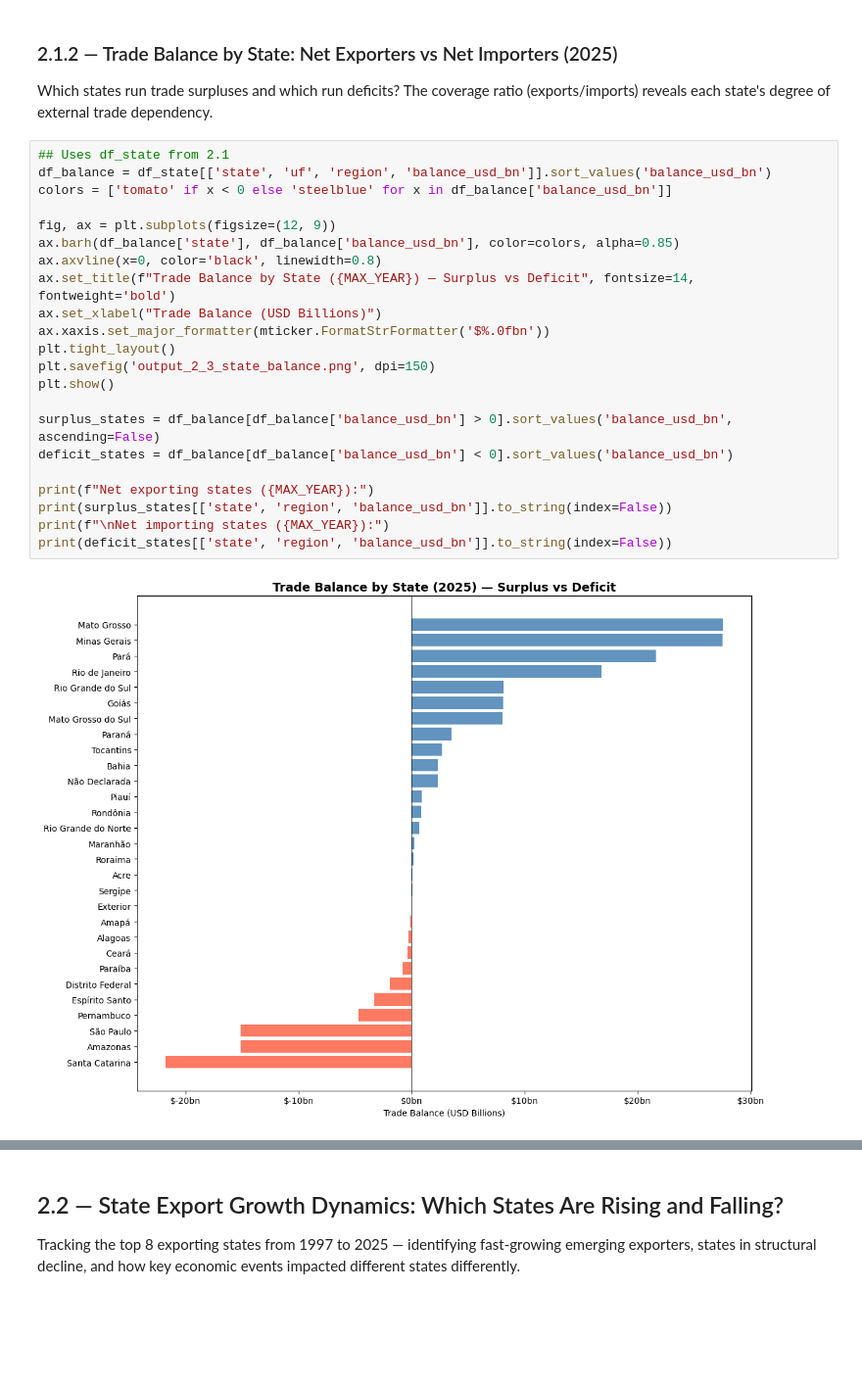
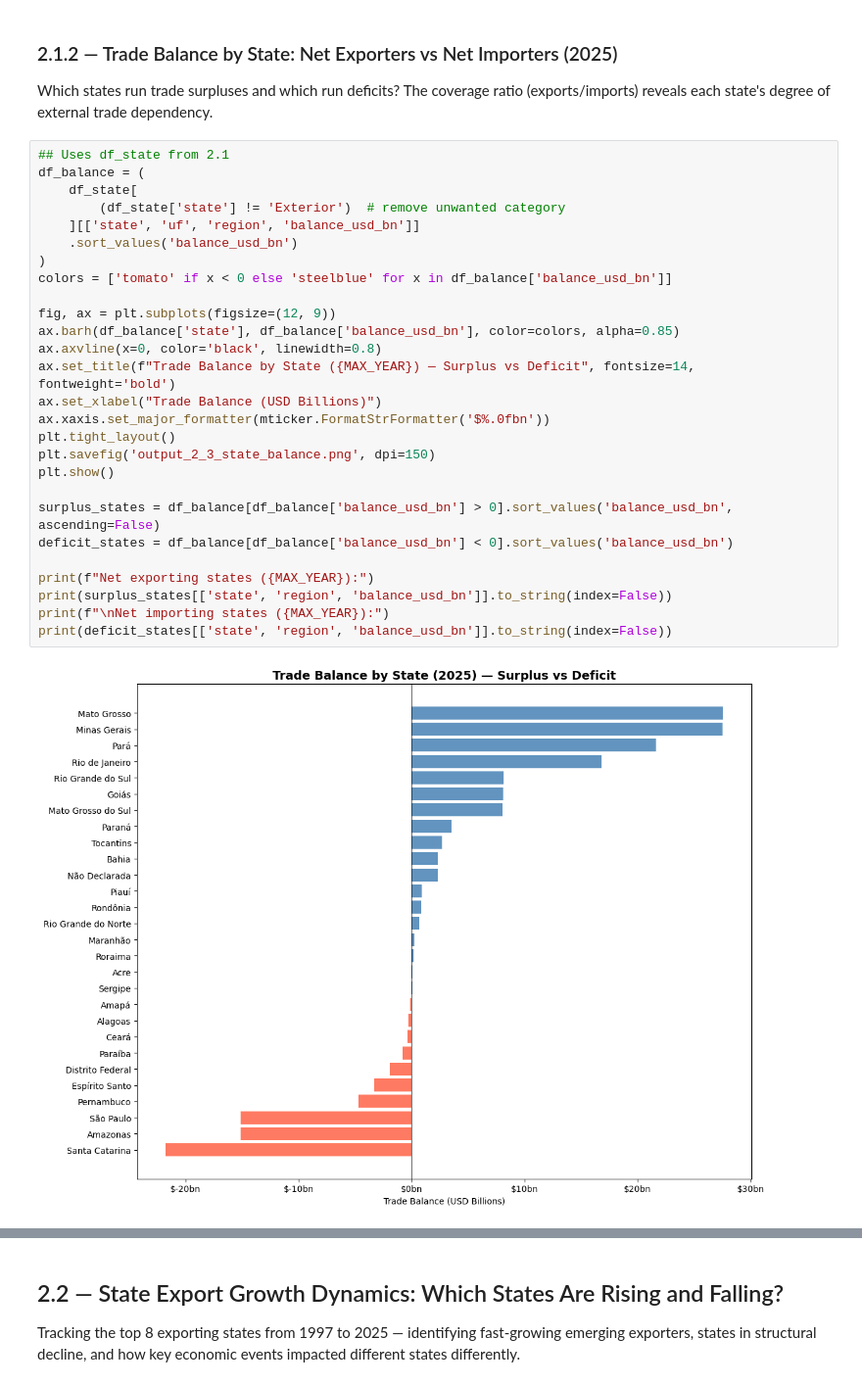
Before and after one commit to Eduardo-kohn/brazil-state-trade-analysis, a Jupyter notebook: SRC/Analysis/step2_state_competitiveness.ipynb, the cells around one changed output, grey strips where cells are left out. Shown at 98% size. Drawn from its saved outputs; the diff is of its cells as text; blank space fills up the shorter version.

```diff
--- a/SRC/Analysis/step2_state_competitiveness.ipynb
+++ b/SRC/Analysis/step2_state_competitiveness.ipynb
@@ -181,28 +193,33 @@ All states — Exports, Imports and Balance (2025)
 Which states run trade surpluses and which run deficits? The coverage ratio (exports/imports) reveals each state's degree of external trade dependency.
 # %%
 ## Uses df_state from 2.1
-df_balance = df_state[['state', 'uf', 'region', 'balance_usd_bn']].sort_values('balance_usd_bn')
+df_balance = (
+    df_state[
+        (df_state['state'] != 'Exterior')  # remove unwanted category
+    ][['state', 'uf', 'region', 'balance_usd_bn']]
+    .sort_values('balance_usd_bn')
+)
 colors = ['tomato' if x < 0 else 'steelblue' for x in df_balance['balance_usd_bn']]
 
 fig, ax = plt.subplots(figsize=(12, 9))
 ax.barh(df_balance['state'], df_balance['balance_usd_bn'], color=colors, alpha=0.85)
 ax.axvline(x=0, color='black', linewidth=0.8)
 ax.set_title(f"Trade Balance by State ({MAX_YEAR}) — Surplus vs Deficit", fontsize=14, fontweight='bold')
 ax.set_xlabel("Trade Balance (USD Billions)")
 ax.xaxis.set_major_formatter(mticker.FormatStrFormatter('$%.0fbn'))
 plt.tight_layout()
 plt.savefig('output_2_3_state_balance.png', dpi=150)
 plt.show()
 
 surplus_states = df_balance[df_balance['balance_usd_bn'] > 0].sort_values('balance_usd_bn', ascending=False)
 deficit_states = df_balance[df_balance['balance_usd_bn'] < 0].sort_values('balance_usd_bn')
 
 print(f"Net exporting states ({MAX_YEAR}):")
 print(surplus_states[['state', 'region', 'balance_usd_bn']].to_string(index=False))
 print(f"\nNet importing states ({MAX_YEAR}):")
 print(deficit_states[['state', 'region', 'balance_usd_bn']].to_string(index=False))
 # %% [output]
-[figure, old version]
+[figure, new version]
 Net exporting states (2025):
               state      region  balance_usd_bn
         Mato Grosso Center-West           27.57
```
Also changed, not shown: parts of 48 cells of this notebook, 1 other file.
